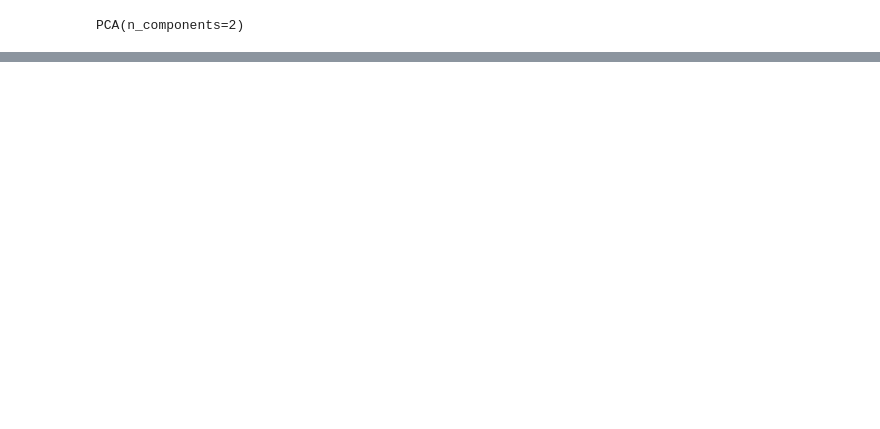
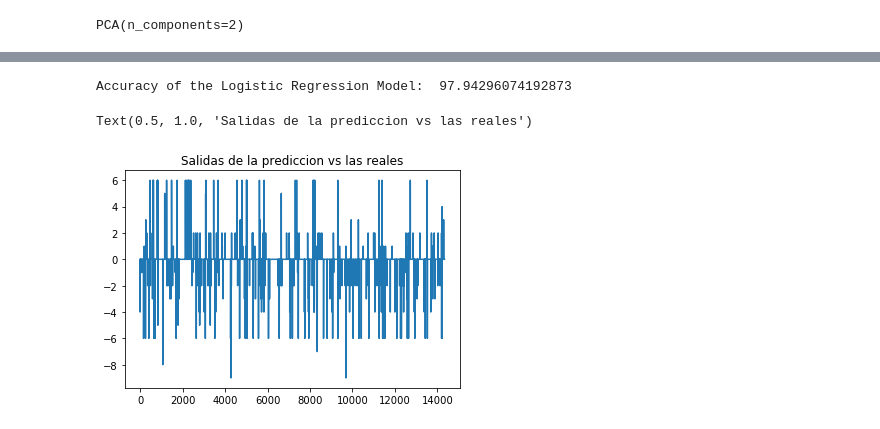
Before and after one commit to aestrad7/Purchase-Card-Transactions_GLBNT_TESTT, a Jupyter notebook: Exploracio_y_limpieza.ipynb, the cells around one changed output, grey strips where cells are left out. Saved outputs shown, nothing was run; the diff lists cells and outputs as text; code cells hidden in the pictures; blank space fills up the shorter version.

```diff
--- a/Exploracio_y_limpieza.ipynb
+++ b/Exploracio_y_limpieza.ipynb
@@ -191,0 +186,9 @@ No handles with labels found to put in legend.
+# %%
+x = df_f.iloc[:, :-1].values
+y = df_f.iloc[:, -1].values
+x = StandardScaler().fit_transform(x)
+x_train, x_test, y_train, y_test = train_test_split(x, y, test_size=0.30, random_state=0)
+# %%
+lreg = LogisticRegression()
+lreg.fit(x_train, y_train)
+y_pred = lreg.predict(x_test)
@@ -191,0 +203,11 @@ No handles with labels found to put in legend.
+# %%
+accuracy = accuracy_score(y_test, y_pred) * 100
+print("Accuracy of the Logistic Regression Model: ",accuracy)
+# %% [output]
+Accuracy of the Logistic Regression Model:  97.94296074192873
+# %%
+plt.plot((y_pred-y_test))
+plt.title("Salidas de la prediccion vs las reales")
+# %% [output]
+Text(0.5, 1.0, 'Salidas de la prediccion vs las reales')
+[figure, added]
```
Also changed, not shown: parts of 10 cells of this notebook.
